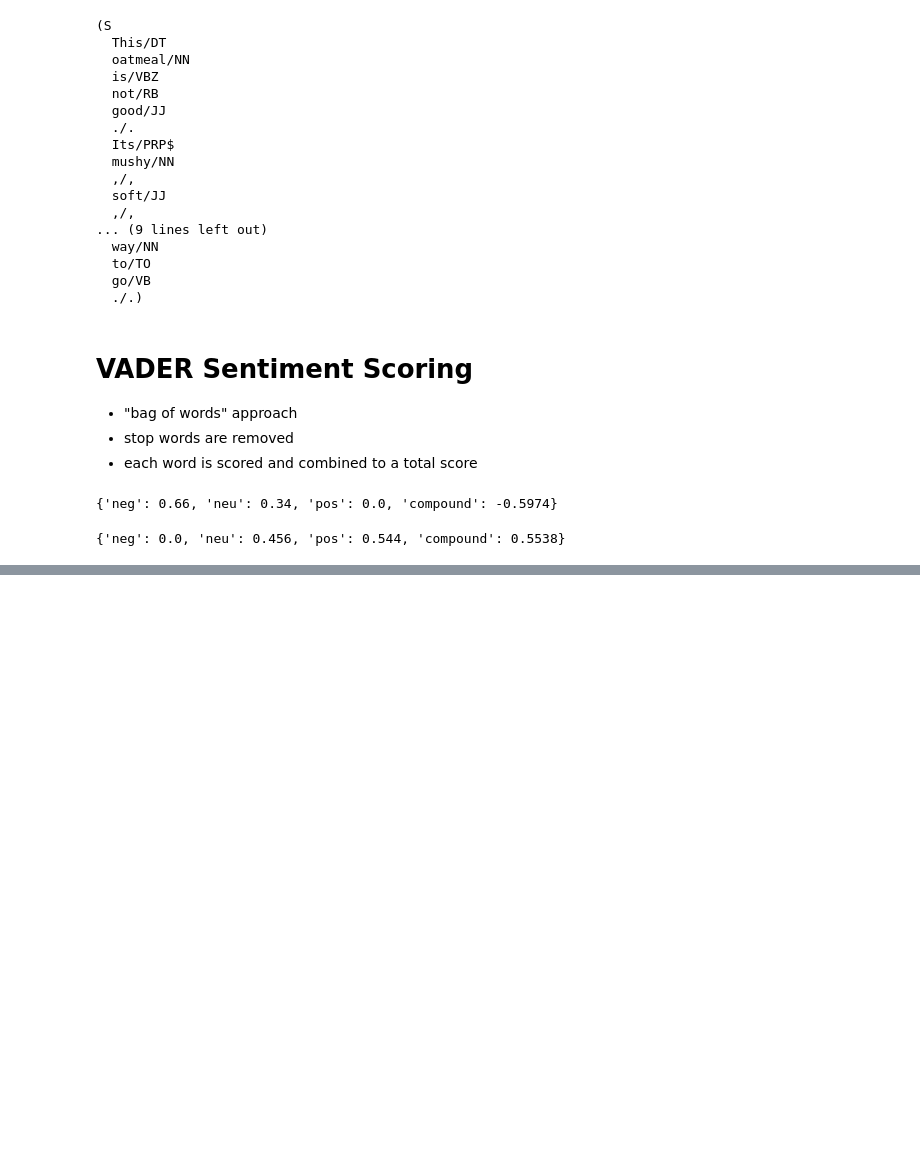
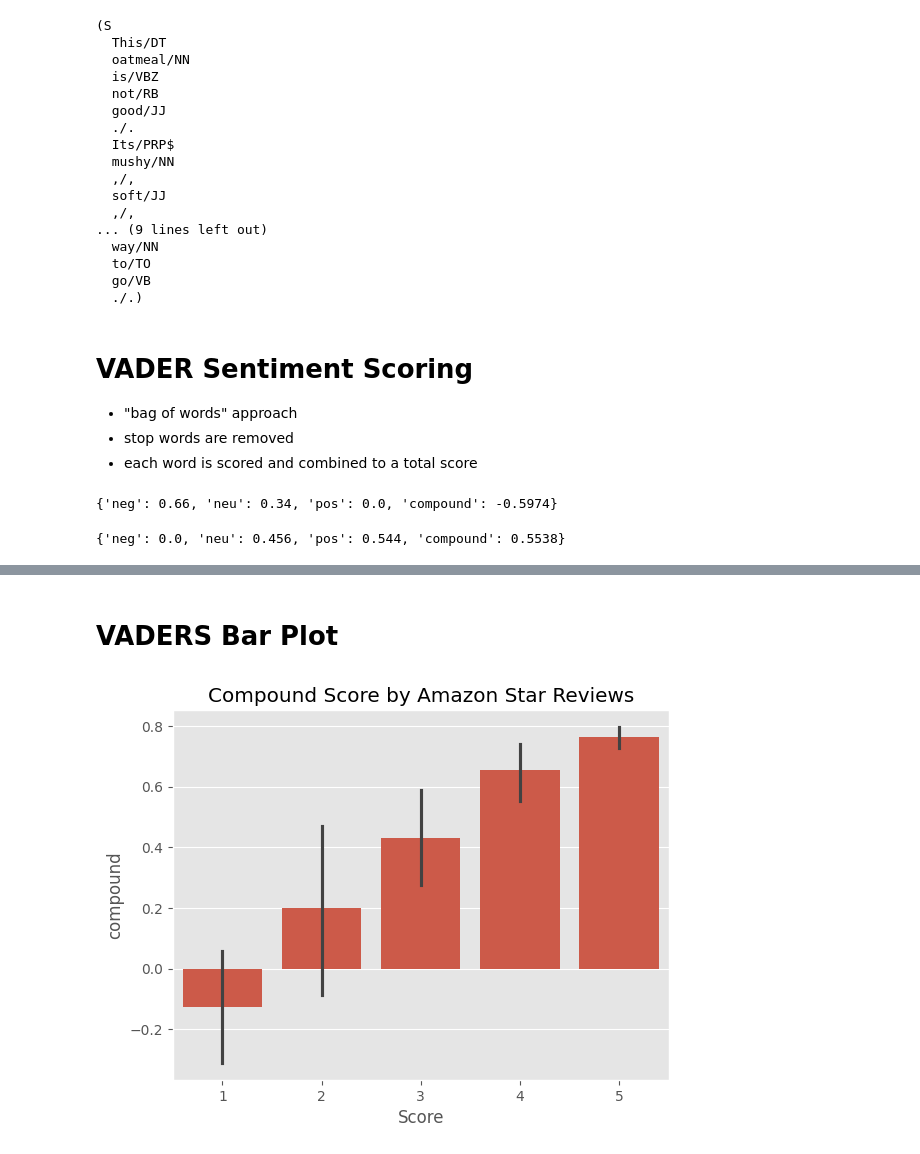
Before and after one commit to sanashii/sentiment-analysis, a Jupyter notebook: sentiment.ipynb, the cells around one changed output, grey strips where cells are left out. Cells and saved outputs as stored; diff of their text form; code cells hidden in the pictures; blank space fills up the shorter version.

Commit message:
finished analysis via VADERS model

```diff
--- a/sentiment.ipynb
+++ b/sentiment.ipynb
@@ -137,0 +148,12 @@ sia.polarity_scores('OMG SHE SAID YES!!!')
+# %%
+res = {} # a dictionary to store the results
+# running a loop for the polarity score of the entire db
+for i, row in tqdm(df.iterrows(), total = len(df)):
+    text = row['Text']
+    myid = row['Id']
+    res[myid] = sia.polarity_scores(text)
+# %%
+# printing the dictionary elements through pandas
+vaders_res = pd.DataFrame(res).T # .T flips the table horizontally for a better view
+vaders_res = vaders_res.reset_index().rename(columns = {'index':'Id'})
+vaders_res = vaders_res.merge(df, how = 'left') # merging the new vaders data with the old dataframe
@@ -137,0 +171,8 @@ sia.polarity_scores('OMG SHE SAID YES!!!')
+# %% [markdown]
+# VADERS Bar Plot
+# %%
+ax = sns.barplot(data = vaders_res, x = 'Score', y = 'compound')
+ax.set_title("Compound Score by Amazon Star Reviews")
+plt.show()
+# %% [output]
+[figure, added]
```
Also changed, not shown: parts of 6 cells of this notebook.
